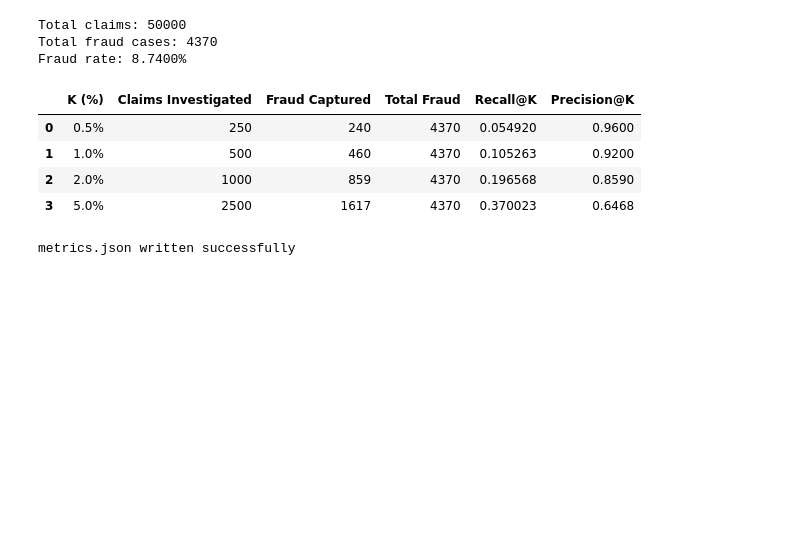
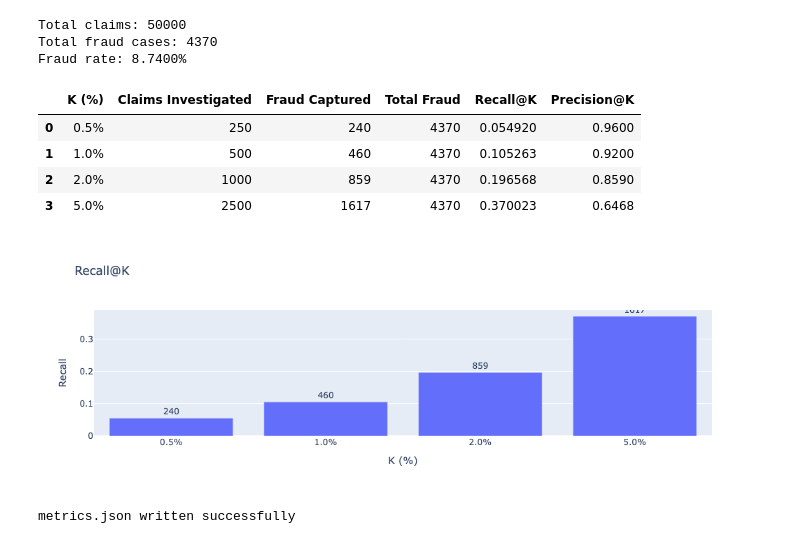
Before and after one commit to ShujinCao/fraud-detection-xgboost-gnn-twotower-ae, a Jupyter notebook: notebooks/model_metrics.ipynb, the cells around one changed output. Saved outputs shown, nothing was run; the diff lists cells and outputs as text; code cells hidden in the pictures; blank space fills up the shorter version.

Commit message:
+recall@k

```diff
--- a/notebooks/model_metrics.ipynb
+++ b/notebooks/model_metrics.ipynb
@@ -133,6 +133,20 @@ df_recall_k
 | 1 | 1.0% | 500 | 460 | 4370 | 0.105263 | 0.9200 |
 | 2 | 2.0% | 1000 | 859 | 4370 | 0.196568 | 0.8590 |
 | 3 | 5.0% | 2500 | 1617 | 4370 | 0.370023 | 0.6468 |
+# %%
+fig_k = px.bar(
+    df_recall_k,
+    x="K (%)",
+    y="Recall@K",
+    text=df_recall_k["Fraud Captured"],
+    labels={"Recall@K": "Recall"},
+    title="Recall@K"
+)
+
+fig_k.update_traces(textposition="outside")
+fig_k.show()
+# %% [output]
+[figure, added]
 # %%
 metrics = {
     "roc": {
```
